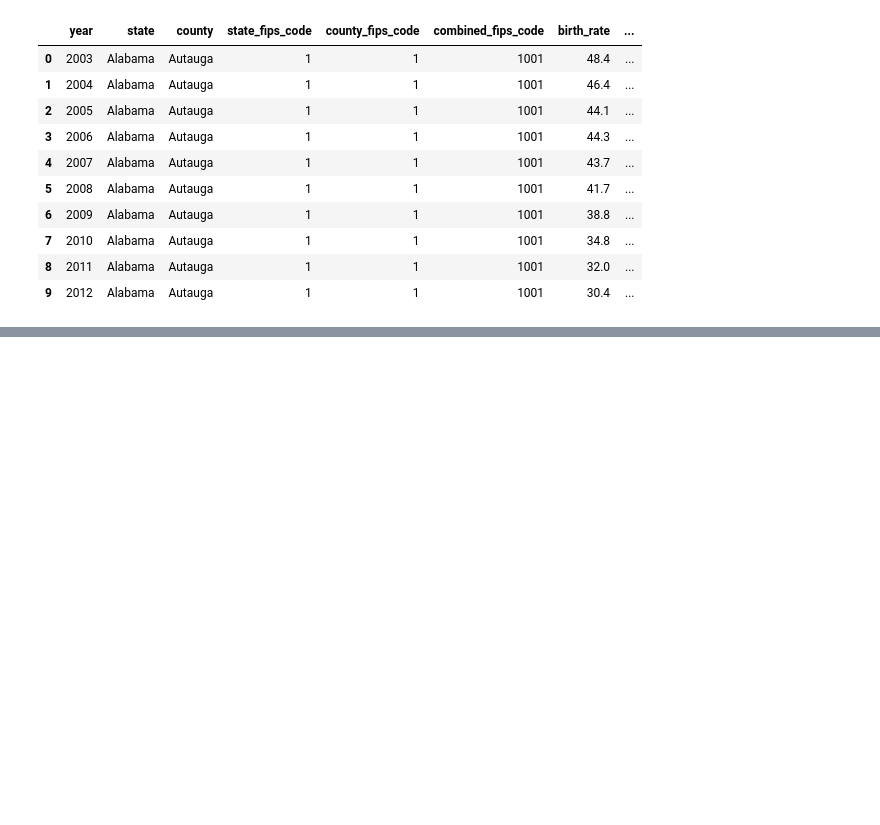
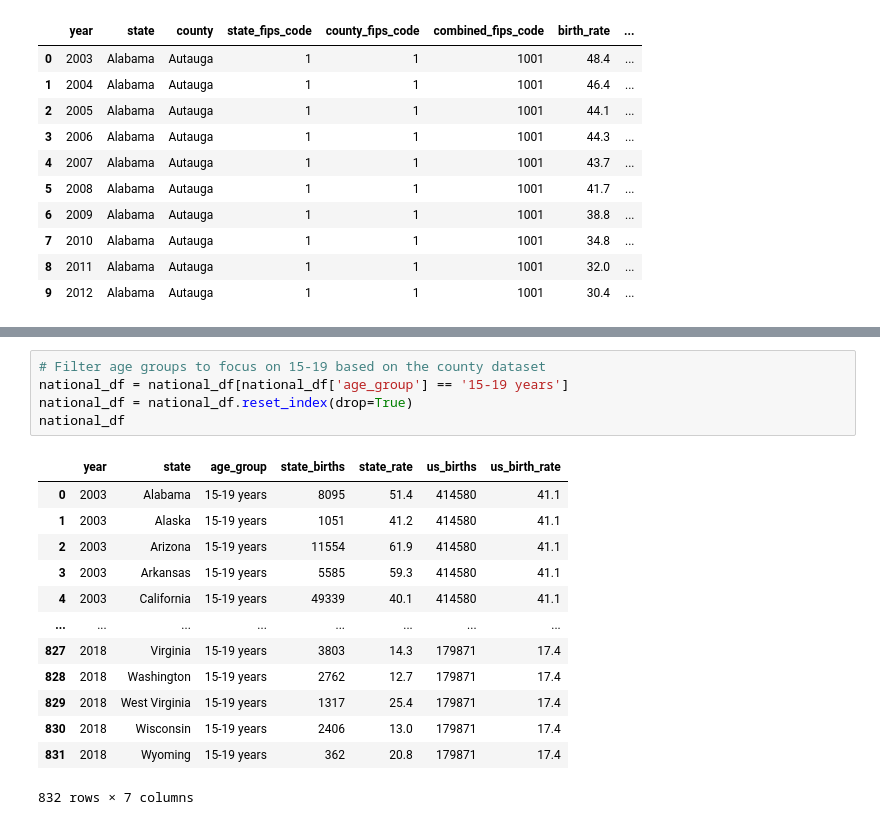
Before and after one commit to Kylee-Grant/Project-2, a Jupyter notebook: resources/SQLAlchemy.ipynb, the cells around one changed output, grey strips where cells are left out. Cells and saved outputs as stored; diff of their text form; blank space fills up the shorter version.

```diff
--- a/resources/SQLAlchemy.ipynb
+++ b/resources/SQLAlchemy.ipynb
@@ -85,0 +140,19 @@ See the caveats in the documentation: https://pandas.pydata.org/pandas-docs/stab
+# %%
+# Filter age groups to focus on 15-19 based on the county dataset
+national_df = national_df[national_df['age_group'] == '15-19 years']
+national_df = national_df.reset_index(drop=True)
+national_df
+# %% [output]
+|  | year | state | age_group | state_births | state_rate | us_births | us_birth_rate |
+| 0 | 2003 | Alabama | 15-19 years | 8095 | 51.4 | 414580 | 41.1 |
+| 1 | 2003 | Alaska | 15-19 years | 1051 | 41.2 | 414580 | 41.1 |
+| 2 | 2003 | Arizona | 15-19 years | 11554 | 61.9 | 414580 | 41.1 |
+| 3 | 2003 | Arkansas | 15-19 years | 5585 | 59.3 | 414580 | 41.1 |
+| 4 | 2003 | California | 15-19 years | 49339 | 40.1 | 414580 | 41.1 |
+| ... | ... | ... | ... | ... | ... | ... | ... |
+| 827 | 2018 | Virginia | 15-19 years | 3803 | 14.3 | 179871 | 17.4 |
+| 828 | 2018 | Washington | 15-19 years | 2762 | 12.7 | 179871 | 17.4 |
+| 829 | 2018 | West Virginia | 15-19 years | 1317 | 25.4 | 179871 | 17.4 |
+| 830 | 2018 | Wisconsin | 15-19 years | 2406 | 13.0 | 179871 | 17.4 |
+| 831 | 2018 | Wyoming | 15-19 years | 362 | 20.8 | 179871 | 17.4 |
+832 rows × 7 columns
```
Also changed, not shown: parts of 6 cells of this notebook.
